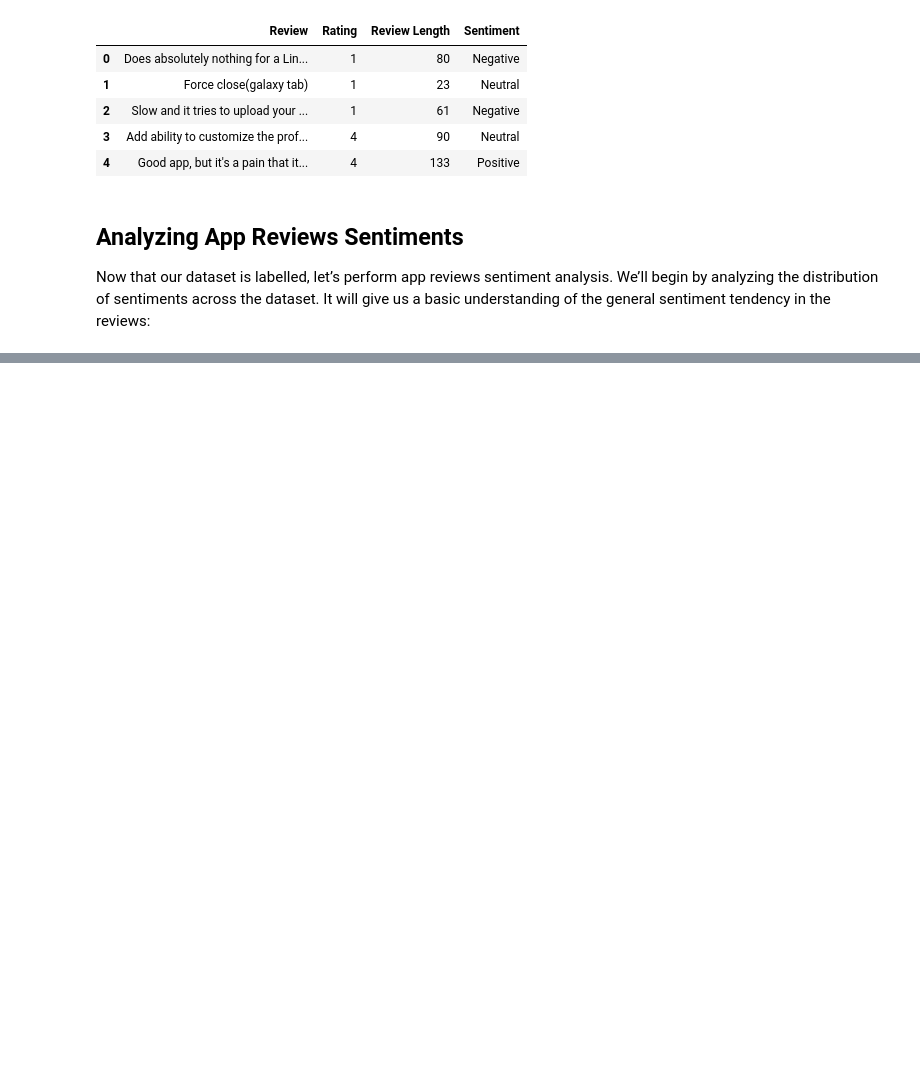
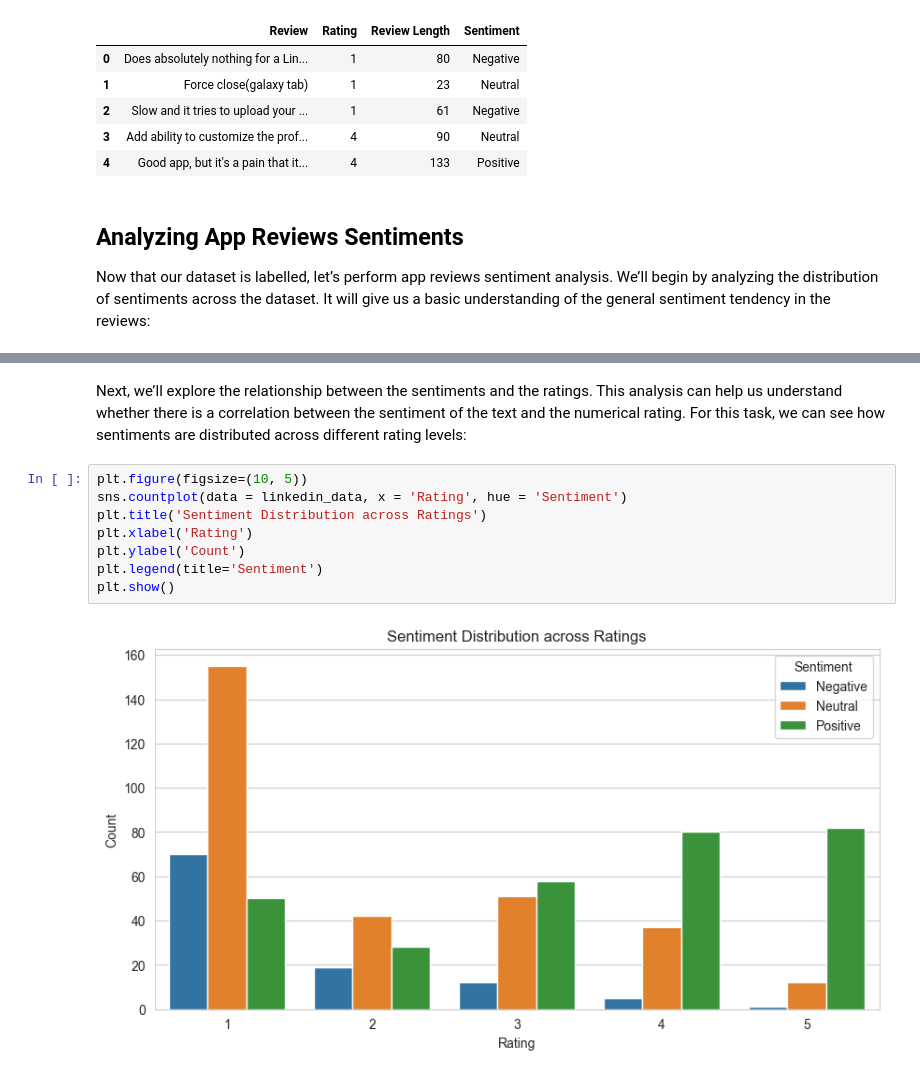
Before and after one commit to dedemilano/AppReviewsSentimentAnalysis, a Jupyter notebook: file.ipynb, the cells around one changed output, grey strips where cells are left out. Drawn from its saved outputs; the diff is of its cells as text; blank space fills up the shorter version.

```diff
--- a/file.ipynb
+++ b/file.ipynb
@@ -112,0 +123,12 @@ sentiment_distribution = linkedin_data['Sentiment'].value_counts()
+# %% [markdown]
+Next, we’ll explore the relationship between the sentiments and the ratings. This analysis can help us understand whether there is a correlation between the sentiment of the text and the numerical rating. For this task, we can see how sentiments are distributed across different rating levels:
+# %%
+plt.figure(figsize=(10, 5))
+sns.countplot(data = linkedin_data, x = 'Rating', hue = 'Sentiment')
+plt.title('Sentiment Distribution across Ratings')
+plt.xlabel('Rating')
+plt.ylabel('Count')
+plt.legend(title='Sentiment')
+plt.show()
+# %% [output]
+[figure, added]
```
Also changed, not shown: parts of 4 cells of this notebook.
